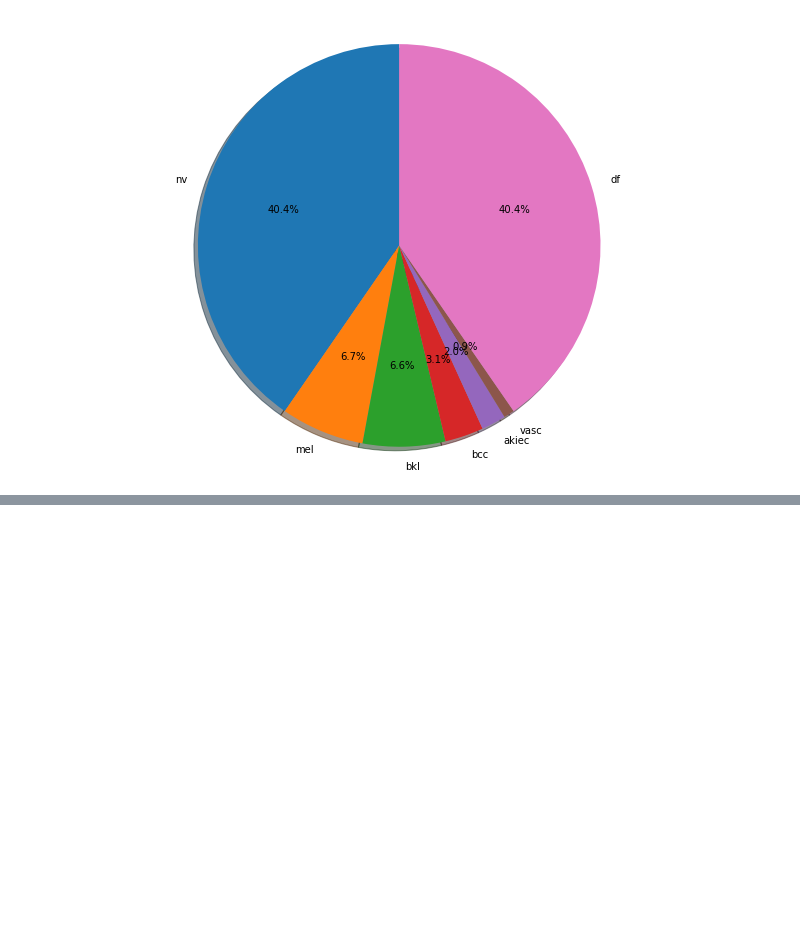
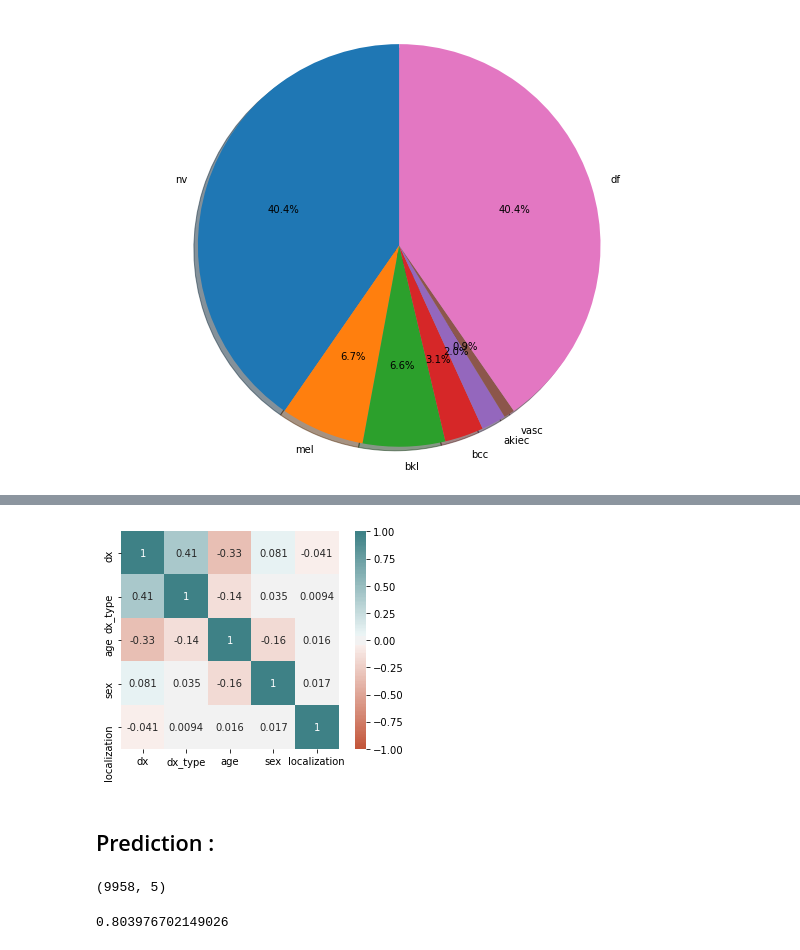
Before and after one commit to GabiDunaevsky/data-science-project, a Jupyter notebook: Notebook3.ipynb, the cells around one changed output, grey strips where cells are left out. Drawn from its saved outputs; the diff is of its cells as text; code cells hidden in the pictures; blank space fills up the shorter version.

Commit message:
built models in th first dataset

```diff
--- a/Notebook3.ipynb
+++ b/Notebook3.ipynb
@@ -251,0 +225,11 @@ Name: dx_type, dtype: int64
+# %%
+# we will make the same datafeame as df but he will be numerical.
+df2 = df
+
+df2.replace(['male','female'],[0,1],inplace=True)
+
+df2.replace(['mel','bcc','akiec','bkl','vasc','df','nv'],[0,0,0,1,1,1,1],inplace=True)
+
+df2.replace([ 'back','lower extremity','trunk','upper extremity','abdomen','face','chest','foot','unknown','neck','scalp',
+          'hand','ear','genital','acral'],[1,2,3,4,5,6,7,8,9,10,11,12,13,14,15],inplace=True)
+df2.replace(['histo','follow_up','consensus','confocal'],[1,2,3,4],inplace=True)
@@ -251,0 +252,25 @@ Name: dx_type, dtype: int64
+# %%
+#the corralation heatmap.
+corr = df2.corr()
+sns.heatmap(corr,vmin=-1, vmax=1, center=0,
+    cmap=sns.diverging_palette(20, 200, n=200),
+    square=True,annot=True)
+plt.show()
+# %% [output]
+[figure, added]
+# %% [markdown]
+## Prediction :
+# %%
+#showing the data shape that we will predict.
+df2.shape
+# %% [output]
+(9958, 5)
+# %%
+#this is the dummy model , our goal is to achive better results than his.
+from sklearn.dummy import DummyClassifier
+dummy_clf = DummyClassifier(strategy="most_frequent")
+dummy_clf.fit(X, y)
+dummy_clf.predict(X)
+dummy_clf.score(X, y)
+# %% [output]
+0.803976702149026
```
Also changed, not shown: parts of 19 cells of this notebook.
